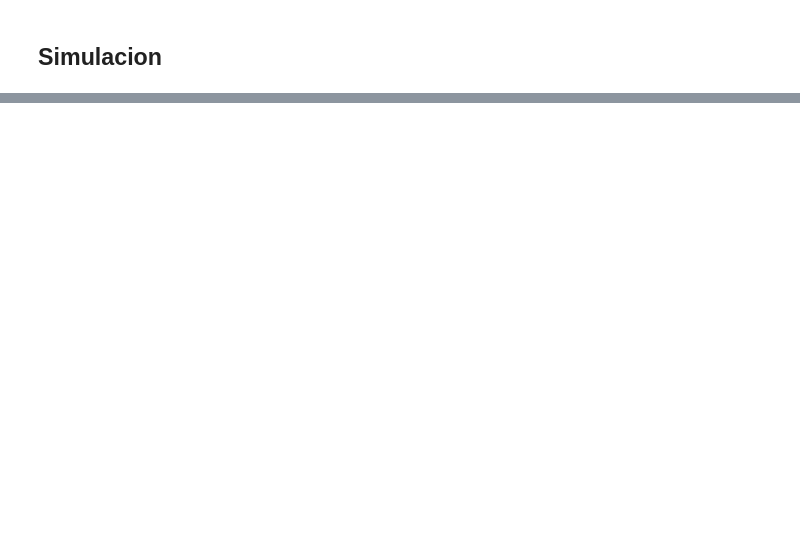
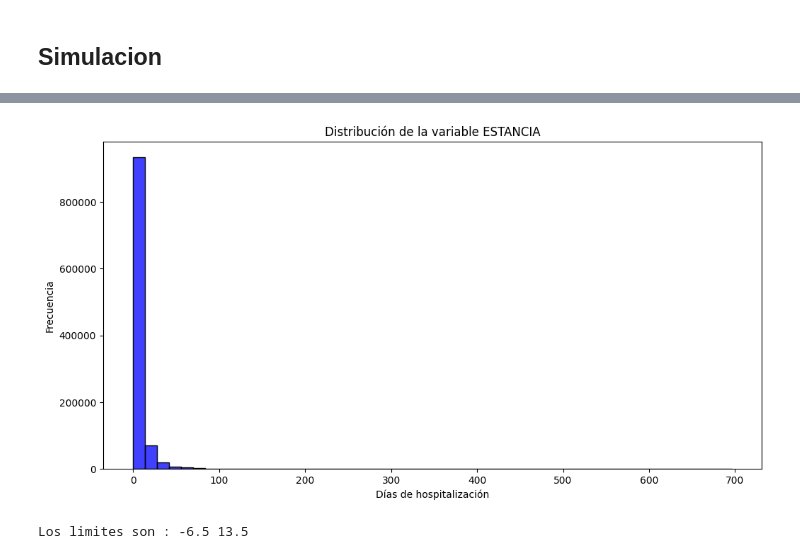
Before and after one commit to LuisPinoV/InferenciaEstadistica, a Jupyter notebook: Proyecto.ipynb, the cells around one changed output, grey strips where cells are left out. Saved outputs shown, nothing was run; the diff lists cells and outputs as text; code cells hidden in the pictures; blank space fills up the shorter version.

```diff
--- a/Proyecto.ipynb
+++ b/Proyecto.ipynb
@@ -249,0 +252,2 @@ Estadísticas descriptivas por nivel de severidad:
+# %%
+df = pd.read_csv("data\GRD_2023_muestra_cancer_UCV_limpio.csv")
@@ -249,0 +270,24 @@ Estadísticas descriptivas por nivel de severidad:
+# %%
+estancia = df["DIAS_ESTANCIA"]
+
+# Medidas de tendencia central
+media = estancia.mean()
+mediana = estancia.median()
+moda = estancia.mode()[0]
+
+# Medidas de dispersión
+desviacion_estandar = estancia.std()
+rango = estancia.max() - estancia.min()
+percentiles = estancia.quantile([0.25, 0.5, 0.75])
+
+# Resultados
+print("Medidas de tendencia central:")
+print("Media :", media)
+print("Media :", mediana)
+print("Moda :", moda)
+
+print("\nMedidas de dispersión:")
+print("Desviacion_estandar :", desviacion_estandar)
+print("Rango :", rango)
+print("Quartiles (25%, 50%, 75%) :")
+print(percentiles)
@@ -249,0 +308,23 @@ Estadísticas descriptivas por nivel de severidad:
+# %%
+# Histograma
+plt.figure(figsize=(12, 6))
+sns.histplot(estancia, bins=50, color='blue')
+plt.title('Distribución de la variable ESTANCIA')
+plt.xlabel('Días de hospitalización')
+plt.ylabel('Frecuencia')
+plt.show()
+# %% [output]
+[figure, added]
+# %%
+# Eliminaremos datos atipicos con el método IQR (Rango Intercuartílico)
+Q1 = estancia.quantile(0.25)
+Q3 = estancia.quantile(0.75)
+IQR = Q3 - Q1
+
+# Definir límites para outliers
+limite_inferior = Q1 - 1.5 * IQR
+limite_superior = Q3 + 1.5 * IQR
+print("Los limites son :", limite_inferior, limite_superior)
+no_outliers = df[((df["DIAS_ESTANCIA"] > limite_inferior) & (df["DIAS_ESTANCIA"] < limite_superior))]
+# %% [output]
+Los limites son : -6.5 13.5
```
Also changed, not shown: parts of 16 cells of this notebook.
